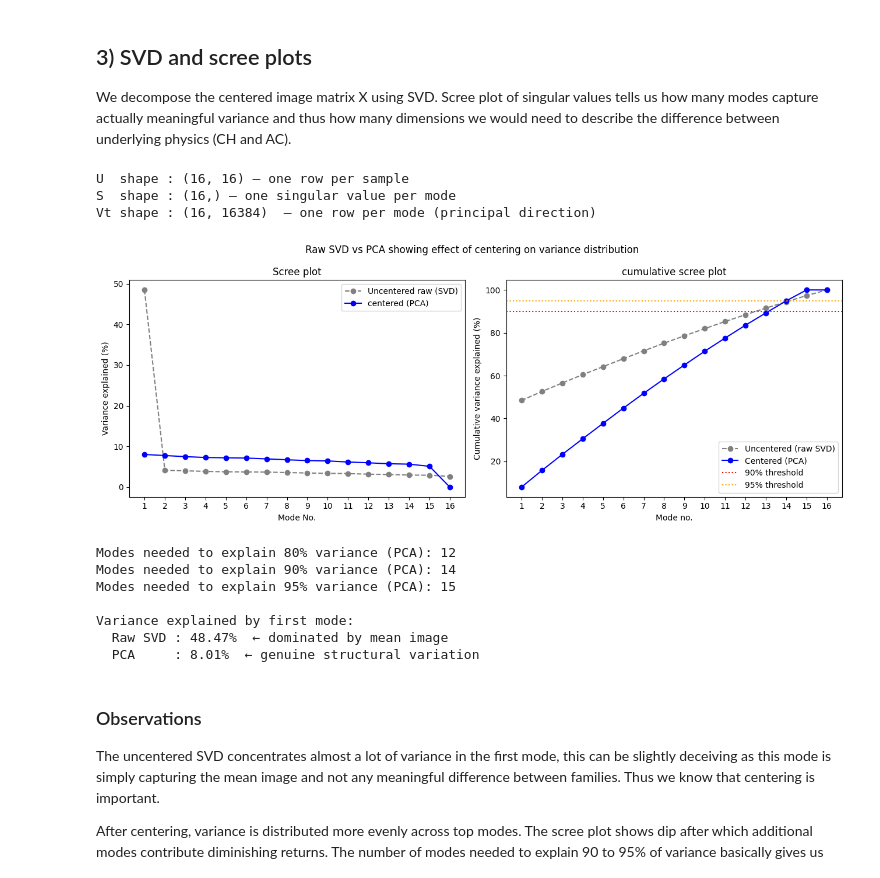
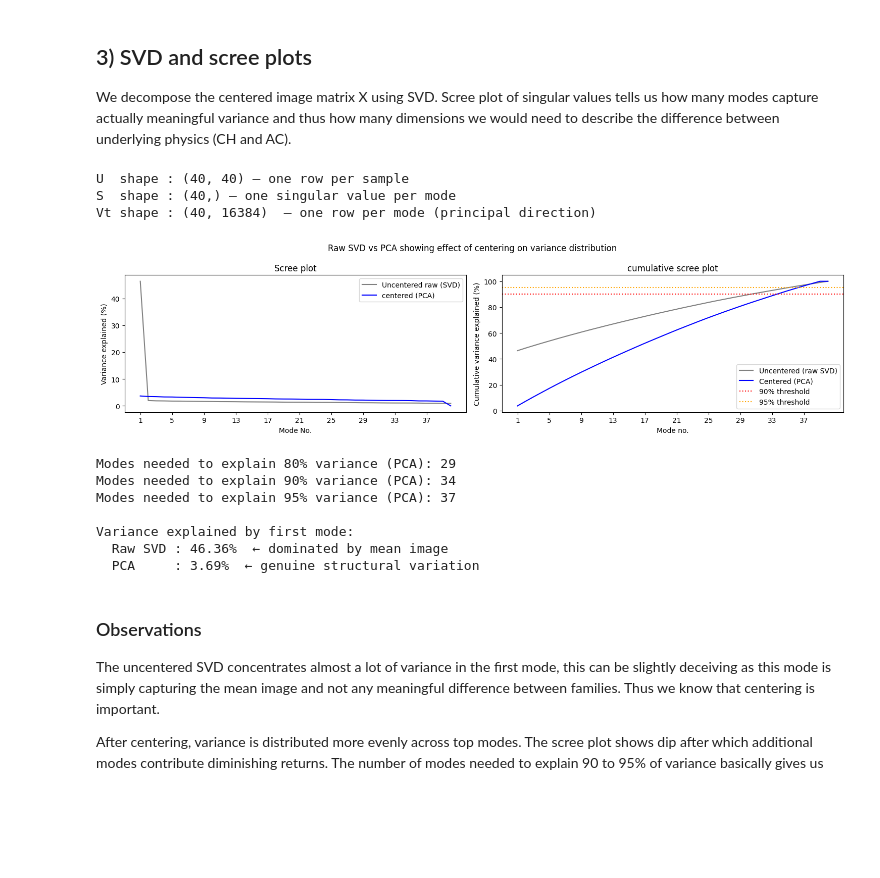
Before and after one commit to NeelPhere/the-doppelganger-problem, a Jupyter notebook: doppelgangers_problem.ipynb, the cells around one changed output. Saved outputs shown, nothing was run; the diff lists cells and outputs as text; code cells hidden in the pictures; blank space fills up the shorter version.

```diff
--- a/doppelgangers_problem.ipynb
+++ b/doppelgangers_problem.ipynb
@@ -99,7 +99,7 @@ nx, ny = 128, 128
 dx = 1.0
 dy = 1.0
 
-n_each = 8
+n_each = 20 #increase this for more samples, but can increase runtime and memory
 target_fraction = 0.45
 
 dt_ch = 0.15
@@ -508,49 +508,49 @@ print(f"U  shape : {U.shape} — one row per sample")
 print(f"S  shape : {S.shape} — one singular value per mode")
 print(f"Vt shape : {Vt.shape}  — one row per mode (principal direction)")
 # %% [output]
-U  shape : (16, 16) — one row per sample
-S  shape : (16,) — one singular value per mode
-Vt shape : (16, 16384)  — one row per mode (principal direction)
+U  shape : (40, 40) — one row per sample
+S  shape : (40,) — one singular value per mode
+Vt shape : (40, 16384)  — one row per mode (principal direction)
 # %%
 var_explained_raw = (S_raw ** 2) /np.sum(S_raw**2)    # Variance explained by each mode
 var_explained     = (S**2)  /np.sum(S**2)
 
 cumvar_raw = np.cumsum(var_explained_raw)
 cumvar     = np.cumsum(var_explained)
-n_modes_to_plot = 16      #16 samples
+n_modes_to_plot = 40      #40 samples
 # %%
-fig, axes = plt.subplots(1, 2, figsize=(13, 5))
+fig, axes = plt.subplots(1, 2, figsize=(15, 4))
 
 axes[0].plot(range(1, n_modes_to_plot + 1), var_explained_raw[:n_modes_to_plot] * 100,    #individual variance graph
-             'o--', color="gray",label="Uncentered raw (SVD)")
+              color="gray",label="Uncentered raw (SVD)")
 axes[0].plot(range(1, n_modes_to_plot + 1), var_explained[:n_modes_to_plot] * 100,
-             'o-',  color="blue", label="centered (PCA)")
+               color="blue", label="centered (PCA)")
 
 axes[0].set_xlabel("Mode No.")
 axes[0].set_ylabel("Variance explained (%)")
 axes[0].set_title("Scree plot")
 axes[0].legend()
-axes[0].set_xticks(range(1, n_modes_to_plot + 1))
+axes[0].set_xticks(range(1, n_modes_to_plot + 1, 4))
 
 axes[1].plot(range(1, n_modes_to_plot + 1), cumvar_raw[:n_modes_to_plot] * 100,  #cumulative variance plot
-             'o--', color="gray", label="Uncentered (raw SVD)")
+              color="gray", label="Uncentered (raw SVD)")
 axes[1].plot(range(1, n_modes_to_plot + 1), cumvar[:n_modes_to_plot] * 100,
-             'o-',  color="blue",label="Centered (PCA)")
+               color="blue",label="Centered (PCA)")
 
 axes[1].axhline(90, color="red", linestyle=":", label="90% threshold")
 axes[1].axhline(95, color="orange", linestyle=":", label="95% threshold")
 
 axes[1].set_xlabel("Mode no.")
 axes[1].set_ylabel("Cumulative variance explained (%)")
 axes[1].set_title("cumulative scree plot")
 axes[1].legend()
-axes[1].set_xticks(range(1, n_modes_to_plot + 1))
+axes[1].set_xticks(range(1, n_modes_to_plot + 1, 4))
 
 plt.suptitle("Raw SVD vs PCA showing effect of centering on variance distribution")
 plt.tight_layout()
 plt.show()
 # %% [output]
-[figure, old version]
+[figure, new version]
 # %%
 for threshold in [0.80, 0.90, 0.95]:
     n_modes = np.searchsorted(cumvar, threshold) + 1
@@ -560,13 +560,13 @@ print(f"\nVariance explained by first mode:")
 print(f"  Raw SVD : {var_explained_raw[0]*100:.2f}%  ← dominated by mean image")
 print(f"  PCA     : {var_explained[0]*100:.2f}%  ← genuine structural variation")
 # %% [output]
-Modes needed to explain 80% variance (PCA): 12
-Modes needed to explain 90% variance (PCA): 14
-Modes needed to explain 95% variance (PCA): 15
+Modes needed to explain 80% variance (PCA): 29
+Modes needed to explain 90% variance (PCA): 34
+Modes needed to explain 95% variance (PCA): 37
 
 Variance explained by first mode:
-  Raw SVD : 48.47%  ← dominated by mean image
-  PCA     : 8.01%  ← genuine structural variation
+  Raw SVD : 46.36%  ← dominated by mean image
+  PCA     : 3.69%  ← genuine structural variation
 # %% [markdown]
 ### Observations
 
```
Also changed, not shown: parts of 10 cells of this notebook.
